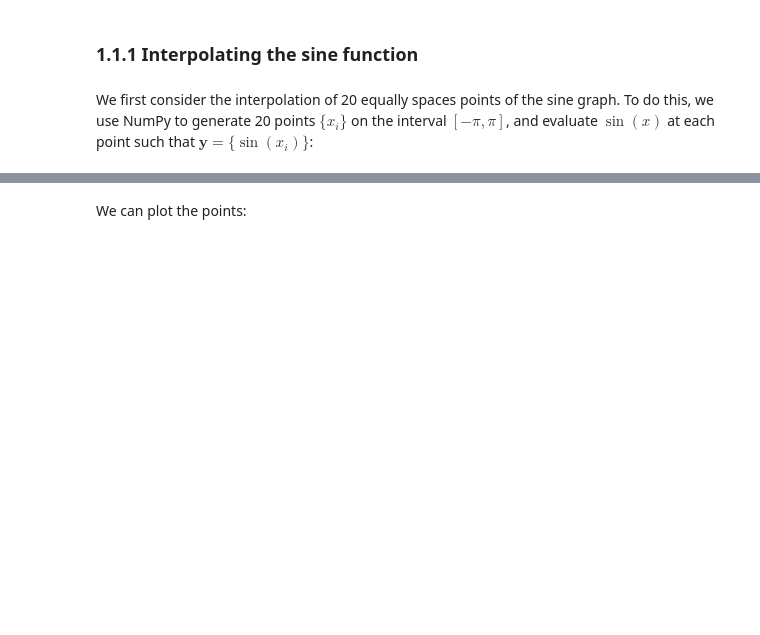
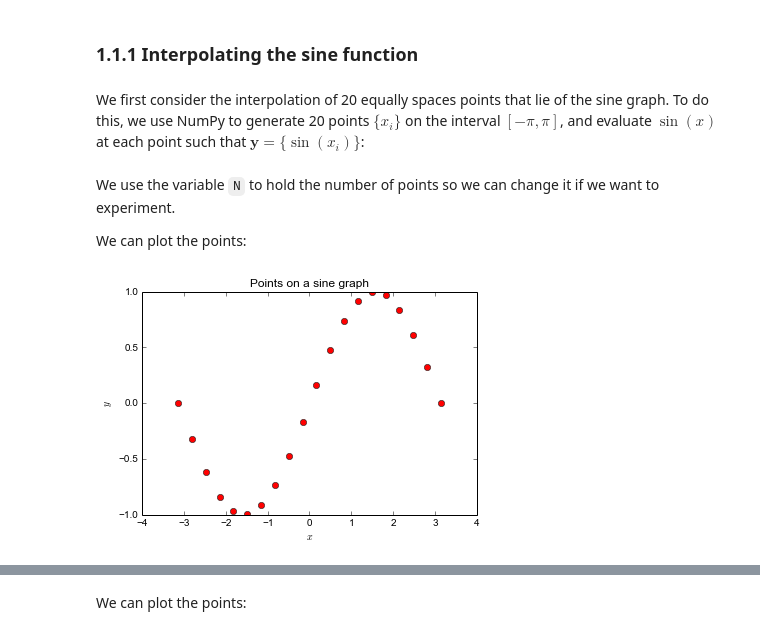
Before and after one commit to garth-wells/notebooks-3M1, a Jupyter notebook: notebooks/LeastSquares.ipynb, the cells around one changed output, grey strips where cells are left out. Cells and saved outputs as stored; diff of their text form; code cells hidden in the pictures; blank space fills up the shorter version.

```diff
--- a/notebooks/LeastSquares.ipynb
+++ b/notebooks/LeastSquares.ipynb
@@ -30,10 +30,22 @@ Polynomial interpolation involves fitting a $n$th order polynimail to $n+1$ data
 # %% [markdown]
 ### 1.1.1 Interpolating the sine function
 # %% [markdown]
-We first consider the interpolation of 20 equally spaces points of the sine graph. To do this, we use NumPy to generate 20 points $\{ x_{i} \}$ on the interval $[-\pi, \pi]$, and evaluate $\sin(x)$ at each point such that $\boldsymbol{y} = \{ \sin(x_{i})\}$:
+We first consider the interpolation of 20 equally spaces points that lie of the sine graph. To do this, we use NumPy to generate 20 points $\{ x_{i} \}$ on the interval $[-\pi, \pi]$, and evaluate $\sin(x)$ at each point such that $\boldsymbol{y} = \{ \sin(x_{i})\}$:
 # %%
 import numpy as np
-
 N = 20
-x = np.linspace(-np.pi, np.pi, N)
-y = np.sin(x)
+x_p = np.linspace(-np.pi, np.pi, N)
+y_p = np.sin(x)
+# %% [markdown]
+We use the variable `N` to hold the number of points so we can change it if we want to experiment.
+
+We can plot the points:
+# %%
+%matplotlib inline
+import matplotlib.pyplot as plt
+plt.xlabel('$x$')
+plt.ylabel('$y$')
+plt.title('Points on a sine graph')
+plot = plt.plot(x_p, y_p,'ro')
+# %% [output]
+[figure, added]
```
Also changed, not shown: parts of 55 cells of this notebook.
